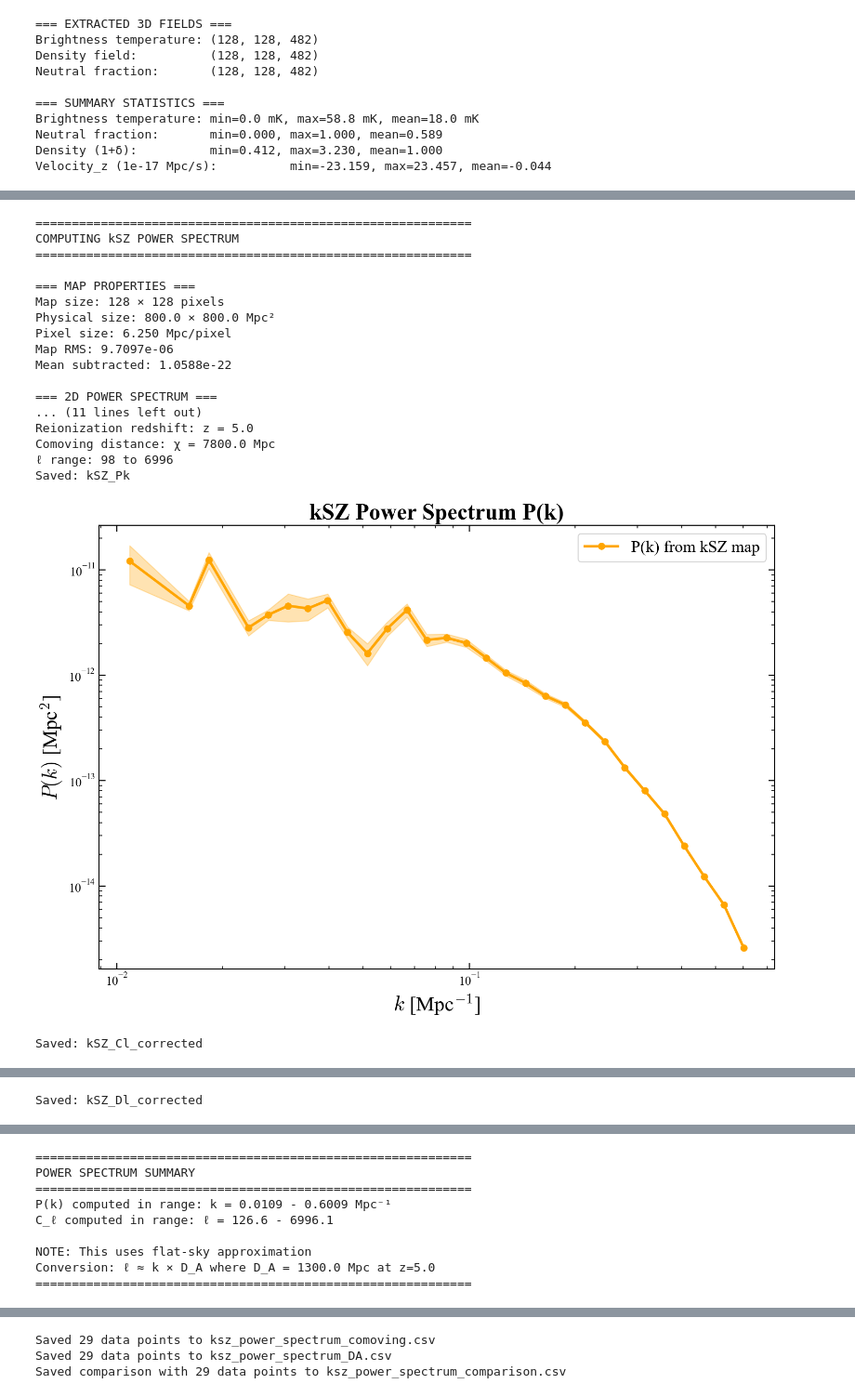
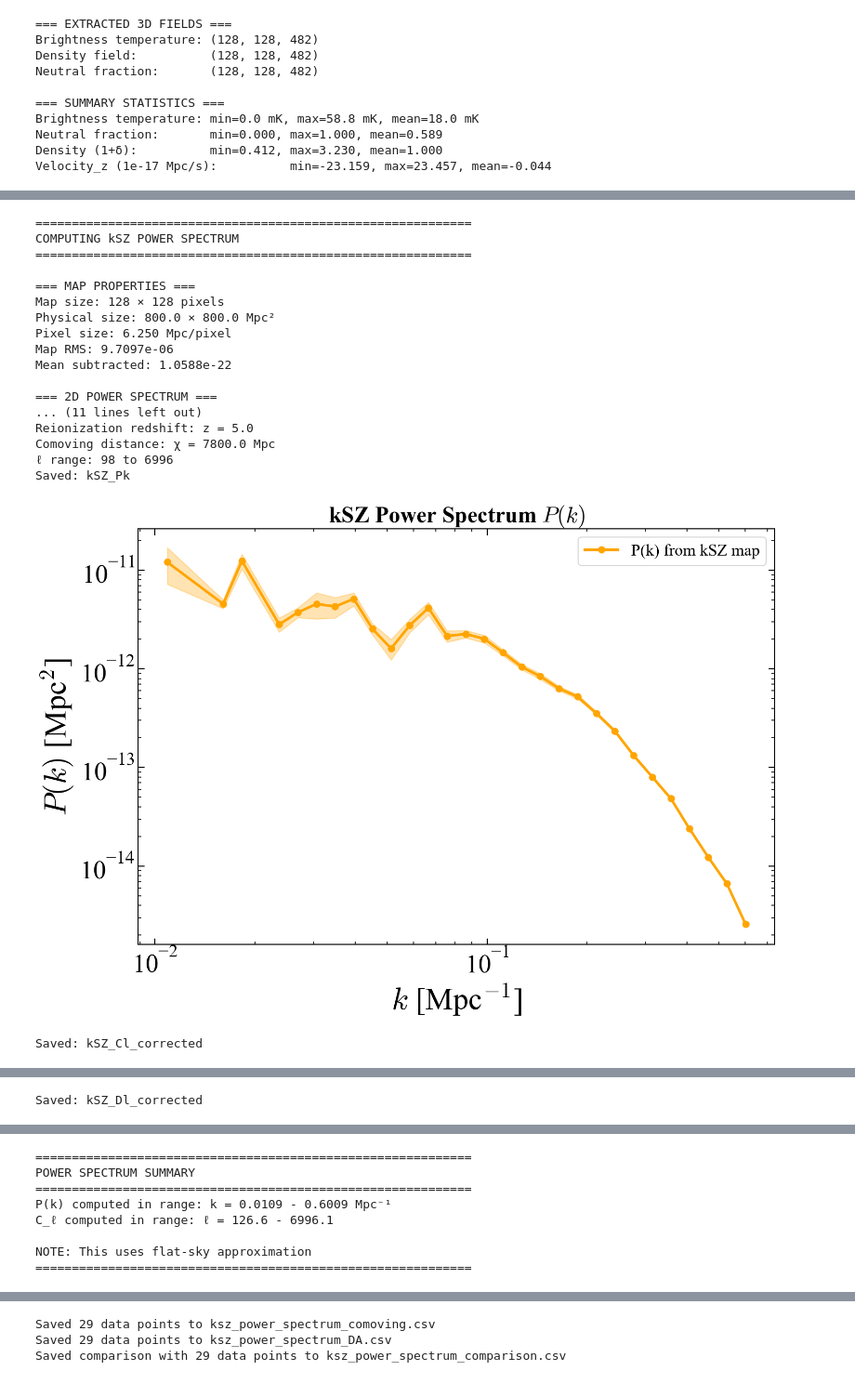
Before and after one commit to swanith01/Swanith_DP2_GitBranch, a Jupyter notebook: Plots/Lightconer_v3/Tomas_v3_Attempt.ipynb, the cells around one changed output, grey strips where cells are left out. Shown at 93% size. Saved outputs shown, nothing was run; the diff lists cells and outputs as text; code cells hidden in the pictures.

```diff
--- a/Plots/Lightconer_v3/Tomas_v3_Attempt.ipynb
+++ b/Plots/Lightconer_v3/Tomas_v3_Attempt.ipynb
@@ -1138,10 +1399,10 @@ ell_from_k = k_centers * chi_comoving_Mpc/0.67
 
 # Power spectrum conversion: C_ℓ = P(k) / χ²
 Cl_kSZ_DA = P1d*0.67**2 / D_A_physical**2
-Cl_kSZ_comov = P1d / chi_comoving_Mpc**2
+#Cl_kSZ_comov = P1d / chi_comoving_Mpc**2
 # Convert to D_ℓ = ℓ(ℓ+1) C_ℓ / (2π) in μK²
 Dl_kSZ_muK2_DA = ell_from_k * (ell_from_k + 1) * Cl_kSZ_DA / (2 * np.pi)
-Dl_kSZ_muK2_comov = ell_from_k * (ell_from_k + 1) * Cl_kSZ_comov / (2 * np.pi)
+#Dl_kSZ_muK2_comov = ell_from_k * (ell_from_k + 1) * Cl_kSZ_comov / (2 * np.pi)
 
 print(f"ℓ range: {ell_from_k.min():.0f} to {ell_from_k.max():.0f}")
 #print(f"Peak D_ℓ: {Dl_kSZ_muK2.max():.2e} μK²")
@@ -1161,18 +1422,21 @@ ax.fill_between(k_centers[valid],
                 (P1d + P1d_err)[valid],
                 alpha=0.3, color='orange')
 
-ax.set_xlabel(r'$k$ [Mpc$^{-1}$]', fontsize=20)
-ax.set_ylabel(r'$P(k)$ [Mpc$^{2}$]', fontsize=20)
+ax.set_xlabel(r'$k$ [Mpc$^{-1}$]')
+ax.set_ylabel(r'$P(k)$ [Mpc$^{2}$]')
 #ax.grid(True, which='both', alpha=0.3)
 ax.legend(fontsize=16, loc='best')
 
 # Save PDF without title
 plot_name = "kSZ_Pk"
-fig.savefig(f"{plot_dir}/{plot_name}.pdf", bbox_inches='tight')
 
-# Add title for PNG
-ax.set_title('kSZ Power Spectrum P(k)', fontsize=22, fontweight='bold')
-fig.savefig(f"{plot_dir}/{plot_name}.png", dpi=300, bbox_inches='tight')
+save_pdf_png(
+    fig,
+    ax,
+    plot_dir=plot_dir,
+    plot_name=plot_name,
+    title="kSZ Power Spectrum $P(k)$"
+)
 
 print(f"Saved: {plot_name}")
 plt.show()
@@ -1188,17 +1452,21 @@ ax.loglog(ell_from_k[valid_DA], Cl_kSZ_DA[valid_DA], 'o--',
           color='blue', alpha=0.5, linewidth=1.5, markersize=4,
           label=r'$C_\ell$ ')
 
-ax.set_xlabel(r'Multipole $\ell$', fontsize=20)
-ax.set_ylabel(r'$C_\ell$ [$\mu$K$^2$]', fontsize=20)
+ax.set_xlabel(r'Multipole $\ell$')
+ax.set_ylabel(r'$C_\ell$ [$\mu$K$^2$]')
 ax.legend(fontsize=16, loc='best')
 
 # Save PDF without title
 plot_name = "kSZ_Cl_corrected"
-fig.savefig(f"{plot_dir}/{plot_name}.pdf", bbox_inches='tight')
 
-# Add title for PNG
-ax.set_title('kSZ Angular Power Spectrum C_ℓ', fontsize=22, fontweight='bold')
-fig.savefig(f"{plot_dir}/{plot_name}.png", dpi=300, bbox_inches='tight')
+save_pdf_png(
+    fig,
+    ax,
+    plot_dir=plot_dir,
+    plot_name=plot_name,
+    title=r"kSZ Angular Power Spectrum $C_\ell$"
+)
+
 print(f"Saved: {plot_name}")
 plt.show()
 
@@ -1218,45 +1486,52 @@ ax.loglog(ell_from_k[valid_DA], Dl_kSZ_muK2_DA[valid_DA], 'o--',
           label=r'$D_\ell$ ')
 
 ax.set_xlabel(r'Multipole $\ell$', fontsize=20)
-ax.set_ylabel(r'$D_\ell = \ell(\ell+1)C_\ell / 2\pi$ [$\mu$K$^2$]', fontsize=20)
-ax.legend(fontsize=16, loc='best')
+ax.set_ylabel(r'$D_\ell = \ell(\ell+1)C_\ell / 2\pi$ [$\mu$K$^2$]')
+ax.legend(loc='best')
 
 plot_name = "kSZ_Dl_corrected"
-fig.savefig(f"{plot_dir}/{plot_name}.pdf", bbox_inches='tight')
-ax.set_title('kSZ Dimensionless Angular Power D_ℓ', fontsize=22, fontweight='bold')
-fig.savefig(f"{plot_dir}/{plot_name}.png", dpi=300, bbox_inches='tight')
+
+save_pdf_png(
+    fig,
+    ax,
+    plot_dir=plot_dir,
+    plot_name=plot_name,
+    title=r"kSZ Dimensionless Angular Power $D_\ell$"
+)
+
 print(f"Saved: {plot_name}")
 plt.show()
+
 
 # =============================================================================
 # Summary
 # =============================================================================
 
 print(f"\n{'='*60}")
 print(f"POWER SPECTRUM SUMMARY")
 print(f"{'='*60}")
 print(f"P(k) computed in range: k = {k_centers[valid].min():.4f} - {k_centers[valid].max():.4f} Mpc⁻¹")
 print(f"C_ℓ computed in range: ℓ = {ell_from_k[valid].min():.1f} - {ell_from_k[valid].max():.1f}")
 print(f"\nNOTE: This uses flat-sky approximation")
-print(f"Conversion: ℓ ≈ k × D_A where D_A = {D_A_Mpc:.1f} Mpc at z={z_obs}")
+#print(f"Conversion: ℓ ≈ k × D_A where D_A = {D_A_Mpc:.1f} Mpc at z={z_obs}")
 print(f"{'='*60}")
 # %% [output]
 ============================================================
 COMPUTING kSZ POWER SPECTRUM
 ============================================================
 
 === MAP PROPERTIES ===
 Map size: 128 × 128 pixels
 Physical size: 800.0 × 800.0 Mpc²
 Pixel size: 6.250 Mpc/pixel
 Map RMS: 9.7097e-06
 Mean subtracted: 1.0588e-22
 
 === 2D POWER SPECTRUM ===
 ... (11 lines left out)
 Reionization redshift: z = 5.0
 Comoving distance: χ = 7800.0 Mpc
 ℓ range: 98 to 6996
 Saved: kSZ_Pk
-[figure, old version]
+[figure, new version]
 Saved: kSZ_Cl_corrected
@@ -1270,7 +1545,6 @@ P(k) computed in range: k = 0.0109 - 0.6009 Mpc⁻¹
 C_ℓ computed in range: ℓ = 126.6 - 6996.1
 
 NOTE: This uses flat-sky approximation
-Conversion: ℓ ≈ k × D_A where D_A = 1300.0 Mpc at z=5.0
 ============================================================
 # %%
 # =============================================================================
```
Also changed, not shown: parts of 9 cells of this notebook, 36 other files.
